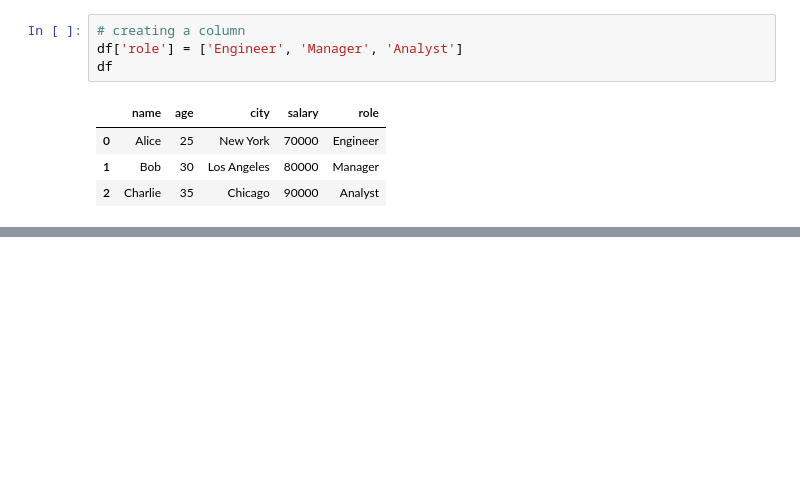
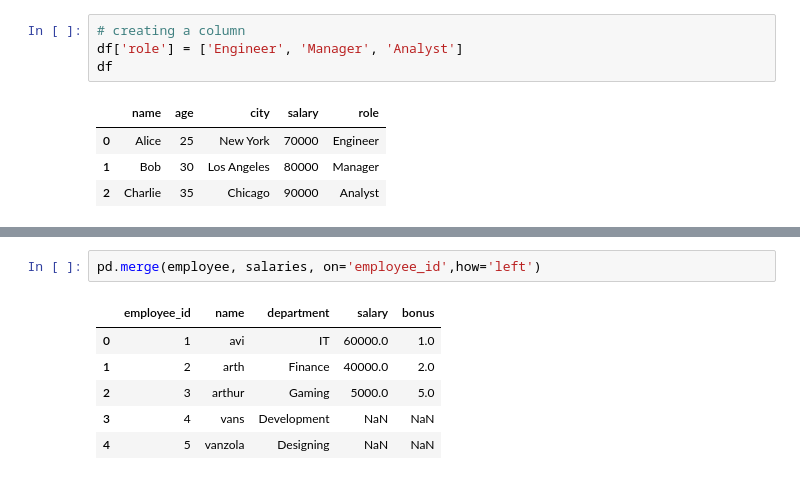
Before and after one commit to Arth9vansola/ml_prac, a Jupyter notebook: numpy_pandas practice/pandas_prac.ipynb, the cells around one changed output, grey strips where cells are left out. Cells and saved outputs as stored; diff of their text form; blank space fills up the shorter version.

```diff
--- a/numpy_pandas practice/pandas_prac.ipynb
+++ b/numpy_pandas practice/pandas_prac.ipynb
@@ -58,0 +219,9 @@ print(df)
+# %%
+pd.merge(employee, salaries, on='employee_id',how='left')
+# %% [output]
+|  | employee_id | name | department | salary | bonus |
+| 0 | 1 | avi | IT | 60000.0 | 1.0 |
+| 1 | 2 | arth | Finance | 40000.0 | 2.0 |
+| 2 | 3 | arthur | Gaming | 5000.0 | 5.0 |
+| 3 | 4 | vans | Development | NaN | NaN |
+| 4 | 5 | vanzola | Designing | NaN | NaN |
```
Also changed, not shown: parts of 34 cells of this notebook.
